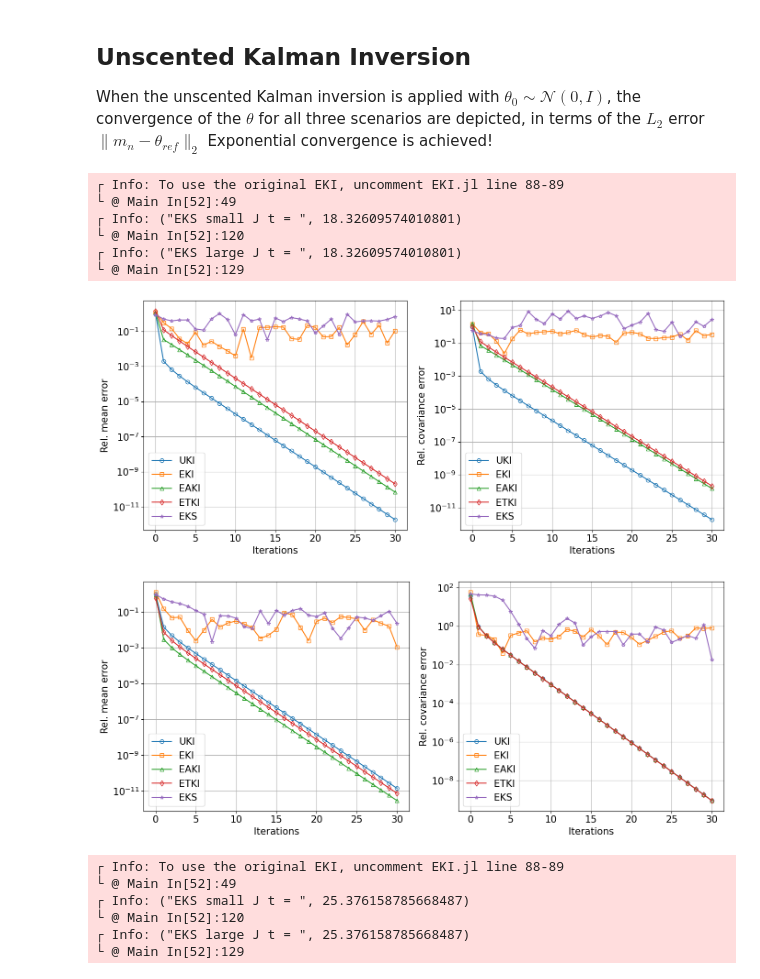
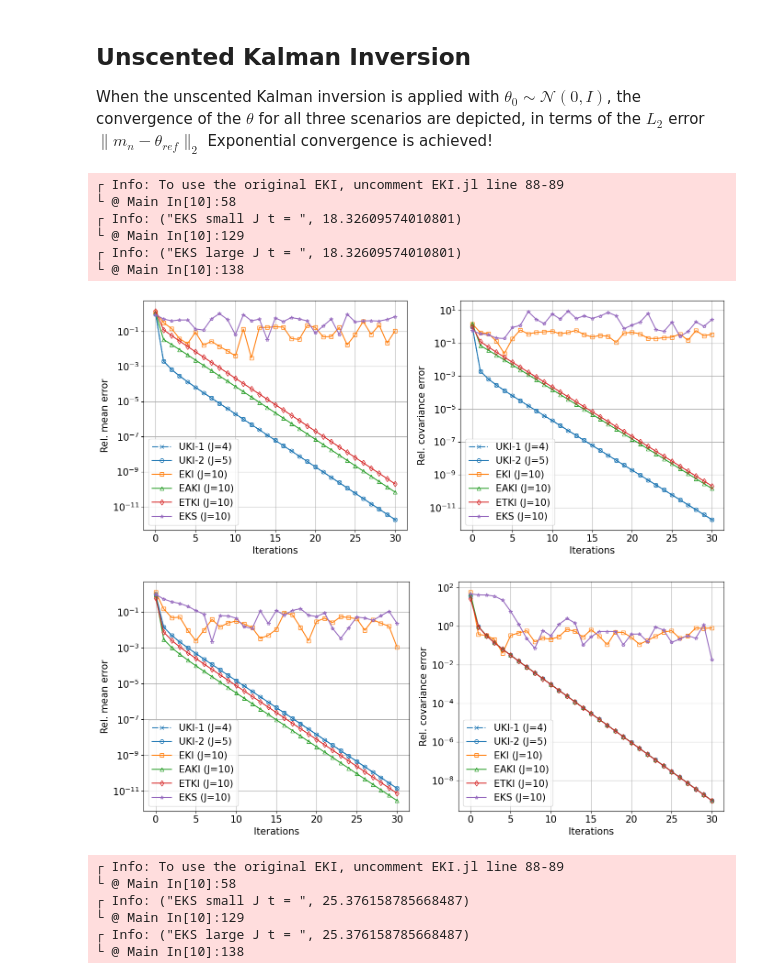
Before and after one commit to Zhengyu-Huang/InverseProblems.jl, a Jupyter notebook: Linear/Linear-2-parameter-New.ipynb, the cells around one changed output. Saved outputs shown, nothing was run; the diff lists cells and outputs as text; code cells hidden in the pictures.

```diff
--- a/Linear/Linear-2-parameter-New.ipynb
+++ b/Linear/Linear-2-parameter-New.ipynb
@@ -173,6 +173,15 @@ for problem_type in ("under-determined", "over-determined")
     update_freq,
     N_iter;
     unscented_transform=unscented_transform)
+
+    # UKI
+    uki_2np1_obj = UKI_Run(s_param_aug, forward_aug,
+    θ0_mean, θθ0_cov,
+    y_aug, Σ_η_aug,
+    α_reg,
+    update_freq,
+    N_iter;
+    unscented_transform="modified-2n+1")
 
     original  = false
     eki_y = (original ? y : y_aug)
@@ -272,6 +281,7 @@ for problem_type in ("under-determined", "over-determined")
 
 
     uki_errors    = zeros(FT, N_iter+1, 2)
+    uki_2np1_errors = zeros(FT, N_iter+1, 2)
     eki_s_errors  = zeros(FT, N_iter+1, 2)
     eki_l_errors  = zeros(FT, N_iter+1, 2)
     eaki_s_errors = zeros(FT, N_iter+1, 2)
@@ -284,6 +294,9 @@ for problem_type in ("under-determined", "over-determined")
     for i = 1:N_iter+1
         uki_errors[i, 1] = norm(uki_obj.θ_mean[i] .- θ_post)/norm(θ_post)
         uki_errors[i, 2] = norm(uki_obj.θθ_cov[i] .- Σ_post)/norm(Σ_post)
+
+        uki_2np1_errors[i, 1] = norm(uki_2np1_obj.θ_mean[i] .- θ_post)/norm(θ_post)
+        uki_2np1_errors[i, 2] = norm(uki_2np1_obj.θθ_cov[i] .- Σ_post)/norm(Σ_post)
 
         eki_s_errors[i, 1] = norm(dropdims(mean(eki_obj_s.θ[i], dims=1), dims=1) .- θ_post)/norm(θ_post)
         eki_s_errors[i, 2] = norm(construct_cov(eki_obj_s.θ[i]) .- Σ_post)/norm(Σ_post)
@@ -306,83 +319,56 @@ for problem_type in ("under-determined", "over-determined")
         eks_s_errors[i, 1] = norm(dropdims(mean(eks_obj_s.θ[i], dims=1), dims=1) .- θ_post)/norm(θ_post)
         eks_s_errors[i, 2] = norm(construct_cov(eks_obj_s.θ[i]) .- Σ_post)/norm(Σ_post)
 
         eks_l_errors[i, 1] = norm(dropdims(mean(eks_obj_l.θ[i], dims=1), dims=1) .- θ_post)/norm(θ_post)
         eks_l_errors[i, 2] = norm(construct_cov(eks_obj_l.θ[i]) .- Σ_post)/norm(Σ_post)
 
     end
 
     ites = Array(0:N_iter)
 
-#     fig, ax = PyPlot.subplots(nrows = 1, ncols=2, sharex=false, sharey=false, figsize=(12,6))
-#     ax[1].semilogy(ites, uki_errors[:, 1],   "--o", color = "C0", fillstyle="none", label="UKI")
-#     ax[1].semilogy(ites, eki_s_errors[:, 1], "--*", color = "C1", fillstyle="none", label="EKI (J=$(N_θ_s))")
-#     ax[1].semilogy(ites, eki_l_errors[:, 1], "--s", color = "C2", fillstyle="none", label="EKI (J=$(N_θ_l))")
-#     ax[1].semilogy(ites, eaki_s_errors[:, 1], "--*", color = "C3", fillstyle="none", label="EAKI (J=$(N_θ_s))")
-#     ax[1].semilogy(ites, eaki_l_errors[:, 1], "--s", color = "C4", fillstyle="none", label="EAKI (J=$(N_θ_l))")
-#     ax[1].semilogy(ites, etki_s_errors[:, 1], "--*", color = "C5", fillstyle="none", label="ETKI (J=$(N_θ_s))")
-#     ax[1].semilogy(ites, etki_l_errors[:, 1], "--s", color = "C6", fillstyle="none", label="ETKI (J=$(N_θ_l))")
-#     ax[1].semilogy(ites, eks_s_errors[:, 1], "--*", color = "C7", fillstyle="none", label="EKS (J=$(N_θ_s))")
-#     ax[1].semilogy(ites, eks_l_errors[:, 1], "--s", color = "C8", fillstyle="none", label="EKS (J=$(N_θ_l))")
-#     ax[1].set_xlabel("Iterations")
-#     ax[1].set_ylabel("Rel. mean error")
-#     ax[1].grid("on")
-#     ax[1].legend()
 
-#     ax[2].semilogy(ites, uki_errors[:, 2],   "--o", color = "C0", fillstyle="none", label="UKI")
-#     ax[2].semilogy(ites, eki_s_errors[:, 2], "--*", color = "C1", fillstyle="none", label="EKI (J=$(N_θ_s))")
-#     ax[2].semilogy(ites, eki_l_errors[:, 2], "--s", color = "C2", fillstyle="none", label="EKI (J=$(N_θ_l))")
-#     ax[2].semilogy(ites, eaki_s_errors[:, 2], "--*", color = "C3", fillstyle="none", label="EAKI (J=$(N_θ_s))")
-#     ax[2].semilogy(ites, eaki_l_errors[:, 2], "--s", color = "C4", fillstyle="none", label="EAKI (J=$(N_θ_l))")
-#     ax[2].semilogy(ites, etki_s_errors[:, 2], "--*", color = "C5", fillstyle="none", label="ETKI (J=$(N_θ_s))")
-#     ax[2].semilogy(ites, etki_l_errors[:, 2], "--s", color = "C6", fillstyle="none", label="ETKI (J=$(N_θ_l))")
-#     ax[2].semilogy(ites, eks_s_errors[:, 2], "--*", color = "C7", fillstyle="none", label="EKS (J=$(N_θ_s))")
-#     ax[2].semilogy(ites, eks_l_errors[:, 2], "--s", color = "C8", fillstyle="none", label="EKS (J=$(N_θ_l))")
-#     ax[2].set_xlabel("Iterations")
-#     ax[2].set_ylabel("Rel. covariance error")
-#     ax[2].grid("on")
-#     ax[2].legend()
-#     fig.tight_layout()
-#     fig.savefig("Linear-$(problem_type)-EKI.pdf")
 
 
     fig, ax = PyPlot.subplots(nrows = 1, ncols=2, sharex=false, sharey=false, figsize=(14,6))
-    ax[1].semilogy(ites, uki_errors[:, 1],   "-o", color = "C0", fillstyle="none", label="UKI")
-    ax[1].semilogy(ites, eki_l_errors[:, 1], "-s", color = "C1", fillstyle="none", label="EKI")
-    ax[1].semilogy(ites, eaki_l_errors[:, 1], "-^", color = "C2", fillstyle="none", label="EAKI")
-    ax[1].semilogy(ites, etki_l_errors[:, 1], "-d", color = "C3", fillstyle="none", label="ETKI")
-    ax[1].semilogy(ites, eks_l_errors[:, 1], "-*", color = "C4", fillstyle="none", label="EKS")
+    ax[1].semilogy(ites, uki_errors[:, 1],   "-.x", color = "C0", fillstyle="none", label="UKI-1 (J=$(N_θ+2))")
+    ax[1].semilogy(ites, uki_2np1_errors[:, 1],   "-o", color = "C0", fillstyle="none", label="UKI-2 (J=$(2*N_θ+1))")
+    ax[1].semilogy(ites, eki_l_errors[:, 1], "-s", color = "C1", fillstyle="none", label="EKI (J=$N_θ_l)")
+    ax[1].semilogy(ites, eaki_l_errors[:, 1], "-^", color = "C2", fillstyle="none", label="EAKI (J=$N_θ_l)")
+    ax[1].semilogy(ites, etki_l_errors[:, 1], "-d", color = "C3", fillstyle="none", label="ETKI (J=$N_θ_l)")
+    ax[1].semilogy(ites, eks_l_errors[:, 1], "-*", color = "C4", fillstyle="none", label="EKS (J=$N_θ_l)")
     ax[1].set_xlabel("Iterations")
     ax[1].set_ylabel("Rel. mean error")
     ax[1].grid("on")
     ax[1].legend()
 
-    ax[2].semilogy(ites, uki_errors[:, 2],   "-o", color = "C0", fillstyle="none", label="UKI")
-    ax[2].semilogy(ites, eki_l_errors[:, 2], "-s", color = "C1", fillstyle="none", label="EKI")
-    ax[2].semilogy(ites, eaki_l_errors[:, 2], "-^", color = "C2", fillstyle="none", label="EAKI")
-    ax[2].semilogy(ites, etki_l_errors[:, 2], "-d", color = "C3", fillstyle="none", label="ETKI")
-    ax[2].semilogy(ites, eks_l_errors[:, 2], "-*", color = "C4", fillstyle="none", label="EKS")
+    ax[2].semilogy(ites, uki_errors[:, 2],   "-.x", color = "C0", fillstyle="none", label="UKI-1 (J=$(N_θ+2))")
+    ax[2].semilogy(ites, uki_2np1_errors[:, 2],   "-o", color = "C0", fillstyle="none", label="UKI-2 (J=$(2*N_θ+1))")
+    ax[2].semilogy(ites, eki_l_errors[:, 2], "-s", color = "C1", fillstyle="none", label="EKI (J=$N_θ_l)")
+    ax[2].semilogy(ites, eaki_l_errors[:, 2], "-^", color = "C2", fillstyle="none", label="EAKI (J=$N_θ_l)")
+    ax[2].semilogy(ites, etki_l_errors[:, 2], "-d", color = "C3", fillstyle="none", label="ETKI (J=$N_θ_l)")
+    ax[2].semilogy(ites, eks_l_errors[:, 2], "-*", color = "C4", fillstyle="none", label="EKS (J=$N_θ_l)")
     ax[2].set_xlabel("Iterations")
     ax[2].set_ylabel("Rel. covariance error")
     ax[2].grid("on")
     ax[2].legend()
     fig.tight_layout()
     fig.savefig("Linear-$(problem_type).pdf")
 end
 # %% [output]
 ┌ Info: To use the original EKI, uncomment EKI.jl line 88-89
-└ @ Main In[52]:49
+└ @ Main In[10]:58
 ┌ Info: ("EKS small J t = ", 18.32609574010801)
-└ @ Main In[52]:120
+└ @ Main In[10]:129
 ┌ Info: ("EKS large J t = ", 18.32609574010801)
-└ @ Main In[52]:129
+└ @ Main In[10]:138
-[figure, old version]
+[figure, new version]
-[figure, old version]
+[figure, new version]
 ┌ Info: To use the original EKI, uncomment EKI.jl line 88-89
-└ @ Main In[52]:49
+└ @ Main In[10]:58
 ┌ Info: ("EKS small J t = ", 25.376158785668487)
-└ @ Main In[52]:120
+└ @ Main In[10]:129
 ┌ Info: ("EKS large J t = ", 25.376158785668487)
-└ @ Main In[52]:129
+└ @ Main In[10]:138
 # %%
 FT = Float64
 uki_objs = Dict()
```
Also changed, not shown: parts of 2 cells of this notebook, 1 other file.
